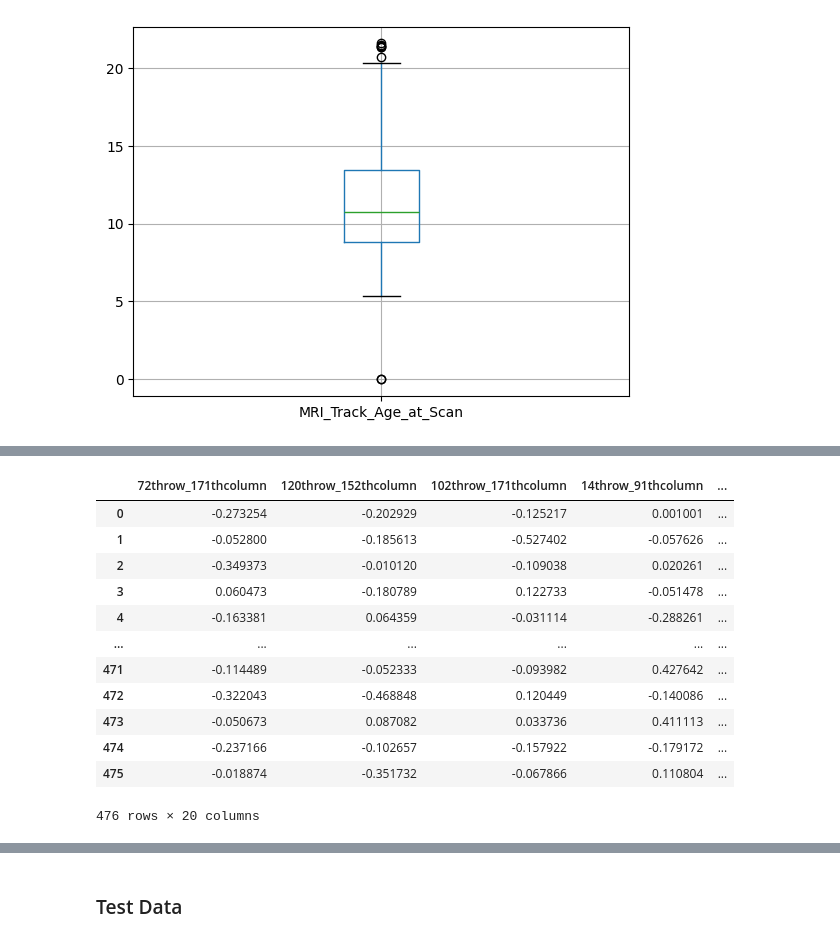
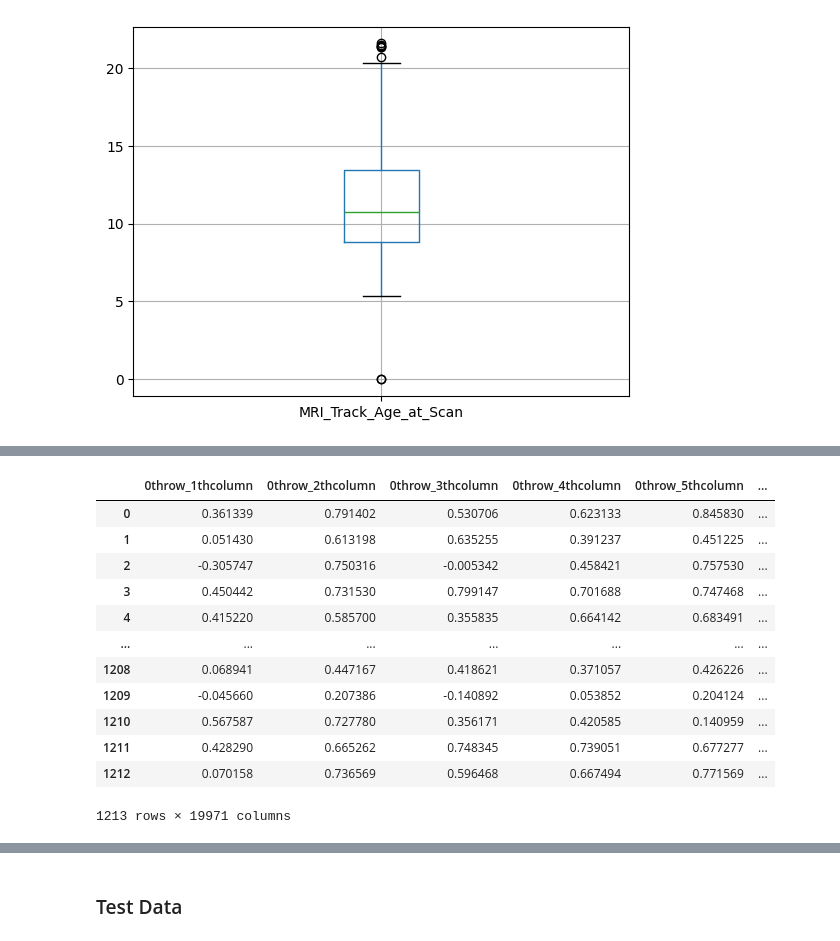
Before and after one commit to AngC1998/WiDS-Datathon-2025, a Jupyter notebook: WiDS_Datathon_2025.ipynb, the cells around one changed output, grey strips where cells are left out. Saved outputs shown, nothing was run; the diff lists cells and outputs as text; code cells hidden in the pictures.

```diff
--- a/WiDS_Datathon_2025.ipynb
+++ b/WiDS_Datathon_2025.ipynb
@@ -1409,17 +1168,17 @@ Successfully installed catboost-1.2.2
 # %%
-train_female_X = train_df[top_female_corr_columns]
+train_female_X = train_df.drop(['Sex_F'], axis=1)
 train_female_X
 # %% [output]
-|  | 72throw_171thcolumn | 120throw_152thcolumn | 102throw_171thcolumn | 14throw_91thcolumn | ... |
-| 0 | -0.273254 | -0.202929 | -0.125217 | 0.001001 | ... |
-| 1 | -0.052800 | -0.185613 | -0.527402 | -0.057626 | ... |
-| 2 | -0.349373 | -0.010120 | -0.109038 | 0.020261 | ... |
-| 3 | 0.060473 | -0.180789 | 0.122733 | -0.051478 | ... |
-| 4 | -0.163381 | 0.064359 | -0.031114 | -0.288261 | ... |
-| ... | ... | ... | ... | ... | ... |
-| 471 | -0.114489 | -0.052333 | -0.093982 | 0.427642 | ... |
-| 472 | -0.322043 | -0.468848 | 0.120449 | -0.140086 | ... |
-| 473 | -0.050673 | 0.087082 | 0.033736 | 0.411113 | ... |
-| 474 | -0.237166 | -0.102657 | -0.157922 | -0.179172 | ... |
-| 475 | -0.018874 | -0.351732 | -0.067866 | 0.110804 | ... |
+|  | 0throw_1thcolumn | 0throw_2thcolumn | 0throw_3thcolumn | 0throw_4thcolumn | 0throw_5thcolumn | ... |
+| 0 | 0.361339 | 0.791402 | 0.530706 | 0.623133 | 0.845830 | ... |
+| 1 | 0.051430 | 0.613198 | 0.635255 | 0.391237 | 0.451225 | ... |
+| 2 | -0.305747 | 0.750316 | -0.005342 | 0.458421 | 0.757530 | ... |
+| 3 | 0.450442 | 0.731530 | 0.799147 | 0.701688 | 0.747468 | ... |
+| 4 | 0.415220 | 0.585700 | 0.355835 | 0.664142 | 0.683491 | ... |
+| ... | ... | ... | ... | ... | ... | ... |
+| 1208 | 0.068941 | 0.447167 | 0.418621 | 0.371057 | 0.426226 | ... |
+| 1209 | -0.045660 | 0.207386 | -0.140892 | 0.053852 | 0.204124 | ... |
+| 1210 | 0.567587 | 0.727780 | 0.356171 | 0.420585 | 0.140959 | ... |
+| 1211 | 0.428290 | 0.665262 | 0.748345 | 0.739051 | 0.677277 | ... |
+| 1212 | 0.070158 | 0.736569 | 0.596468 | 0.667494 | 0.771569 | ... |
-476 rows × 20 columns
+1213 rows × 19971 columns
```
Also changed, not shown: parts of 58 cells of this notebook.
